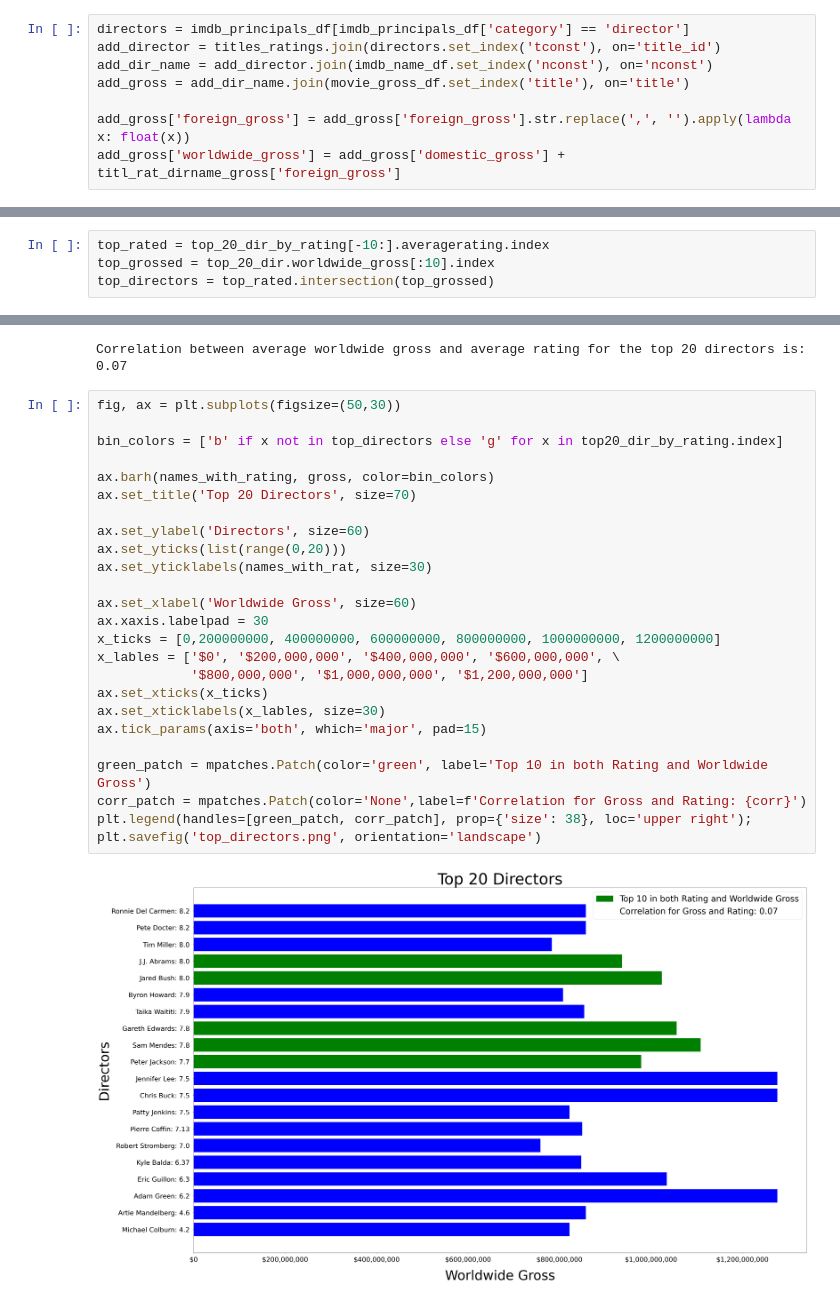
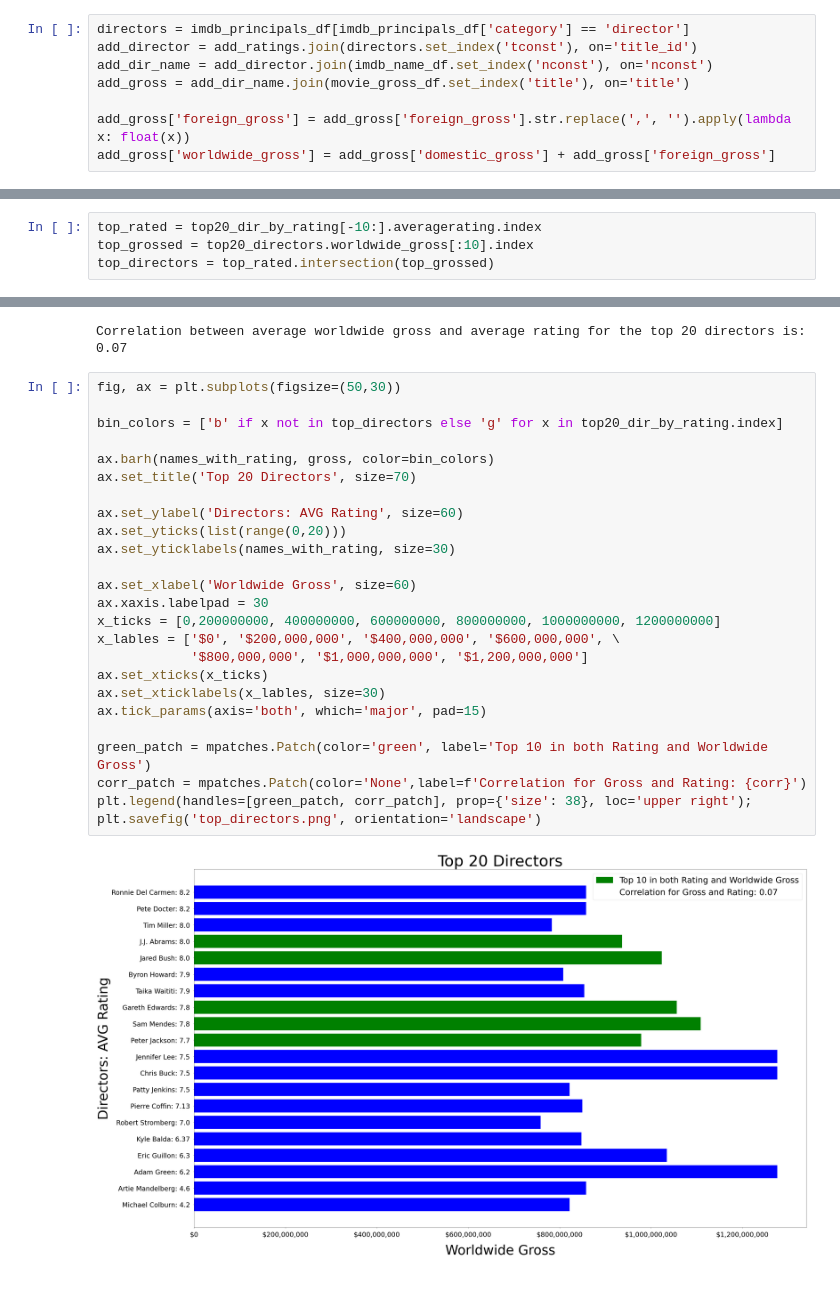
Before and after one commit to zach-hanly/microsoft_movie_project, a Jupyter notebook: zach/eda_final.ipynb, the cells around one changed output, grey strips where cells are left out. Cells and saved outputs as stored; diff of their text form.

Commit message:
fixed chart

```diff
--- a/zach/eda_final.ipynb
+++ b/zach/eda_final.ipynb
@@ -17,12 +17,12 @@ add_ratings = titles.join(imdb_ratings_df.set_index('tconst'), on='title_id')
 add_ratings = add_ratings[['title_id', 'title', 'attributes', 'averagerating', 'numvotes']]
 # %%
 directors = imdb_principals_df[imdb_principals_df['category'] == 'director']
-add_director = titles_ratings.join(directors.set_index('tconst'), on='title_id')
+add_director = add_ratings.join(directors.set_index('tconst'), on='title_id')
 add_dir_name = add_director.join(imdb_name_df.set_index('nconst'), on='nconst')
 add_gross = add_dir_name.join(movie_gross_df.set_index('title'), on='title')
 
 add_gross['foreign_gross'] = add_gross['foreign_gross'].str.replace(',', '').apply(lambda x: float(x))
-add_gross['worldwide_gross'] = add_gross['domestic_gross'] + titl_rat_dirname_gross['foreign_gross']
+add_gross['worldwide_gross'] = add_gross['domestic_gross'] + add_gross['foreign_gross']
 # %%
 dropped = add_gross.dropna(subset=['primary_name','worldwide_gross'])
 
@@ -38,8 +56,8 @@ ratings = top20_dir_by_rating.averagerating.values.round(2)
 names_with_rating = [x+': '+str(y) for x,y in zip(names, ratings)]
 gross = [round(x,2) for x in top20_dir_by_rating.worldwide_gross]
 # %%
-top_rated = top_20_dir_by_rating[-10:].averagerating.index
-top_grossed = top_20_dir.worldwide_gross[:10].index
+top_rated = top20_dir_by_rating[-10:].averagerating.index
+top_grossed = top20_directors.worldwide_gross[:10].index
 top_directors = top_rated.intersection(top_grossed)
 # %%
 corr = round(top20_directors.corr().iloc[0][1], 2)
@@ -49,27 +67,27 @@ Correlation between average worldwide gross and average rating for the top 20 di
 # %%
 fig, ax = plt.subplots(figsize=(50,30))
 
 bin_colors = ['b' if x not in top_directors else 'g' for x in top20_dir_by_rating.index]
 
 ax.barh(names_with_rating, gross, color=bin_colors)
 ax.set_title('Top 20 Directors', size=70)
 
-ax.set_ylabel('Directors', size=60)
+ax.set_ylabel('Directors: AVG Rating', size=60)
 ax.set_yticks(list(range(0,20)))
-ax.set_yticklabels(names_with_rat, size=30)
+ax.set_yticklabels(names_with_rating, size=30)
 
 ax.set_xlabel('Worldwide Gross', size=60)
 ax.xaxis.labelpad = 30
 x_ticks = [0,200000000, 400000000, 600000000, 800000000, 1000000000, 1200000000]
 x_lables = ['$0', '$200,000,000', '$400,000,000', '$600,000,000', \
             '$800,000,000', '$1,000,000,000', '$1,200,000,000']
 ax.set_xticks(x_ticks)
 ax.set_xticklabels(x_lables, size=30)
 ax.tick_params(axis='both', which='major', pad=15)
 
 green_patch = mpatches.Patch(color='green', label='Top 10 in both Rating and Worldwide Gross')
 corr_patch = mpatches.Patch(color='None',label=f'Correlation for Gross and Rating: {corr}')
 plt.legend(handles=[green_patch, corr_patch], prop={'size': 38}, loc='upper right');
 plt.savefig('top_directors.png', orientation='landscape')
 # %% [output]
-[figure, old version]
+[figure, new version]
```
Also changed, not shown: parts of 1 cell of this notebook, 1 other file.
